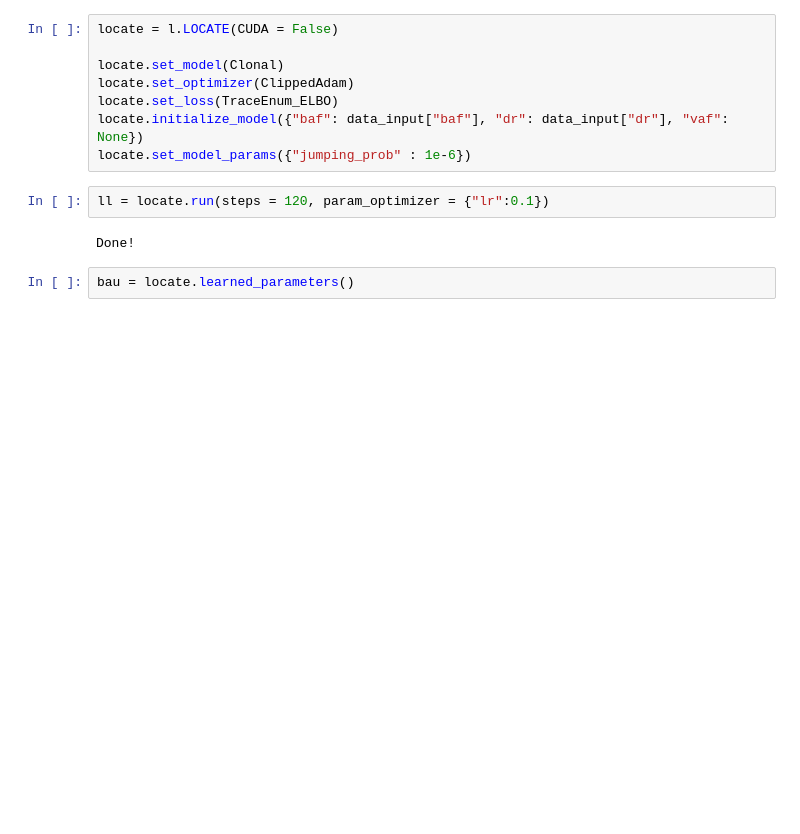
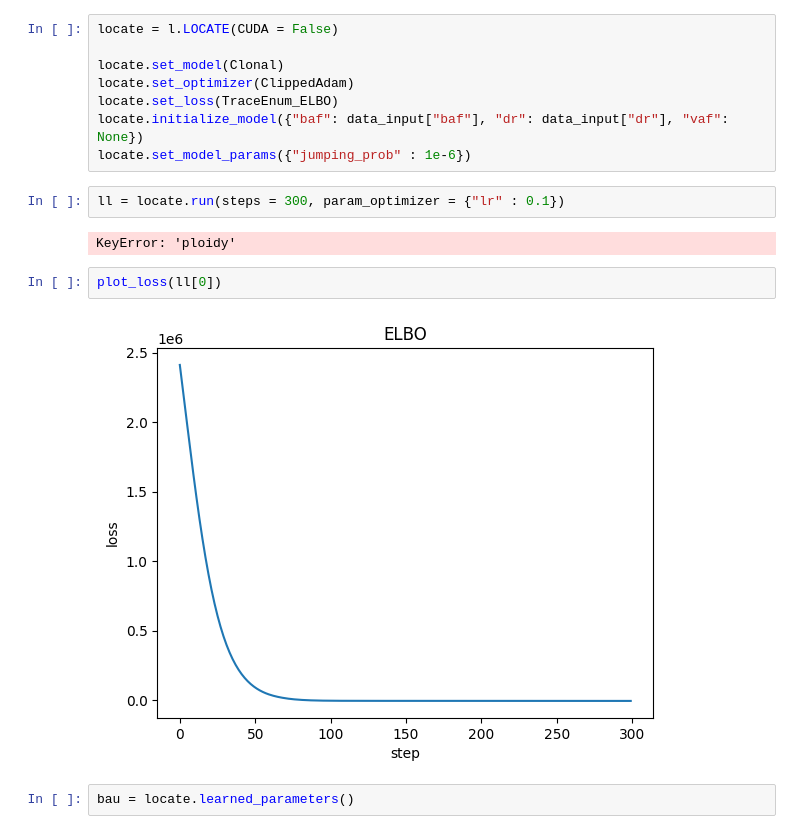
Before and after one commit to valerianilucrezia/utils_locate, a Jupyter notebook: testing/test.ipynb, the cells around one changed output. Saved outputs shown, nothing was run; the diff lists cells and outputs as text; blank space fills up the shorter version.

```diff
--- a/testing/test.ipynb
+++ b/testing/test.ipynb
@@ -35,8 +46,12 @@ locate.set_loss(TraceEnum_ELBO)
 locate.initialize_model({"baf": data_input["baf"], "dr": data_input["dr"], "vaf": None})
 locate.set_model_params({"jumping_prob" : 1e-6})
 # %%
-ll = locate.run(steps = 120, param_optimizer = {"lr":0.1})
+ll = locate.run(steps = 300, param_optimizer = {"lr" : 0.1})
 # %% [output]
-Done!
+KeyError: 'ploidy'
+# %%
+plot_loss(ll[0])
+# %% [output]
+[figure, added]
 # %%
 bau = locate.learned_parameters()
```
Also changed, not shown: parts of 9 cells of this notebook, 6 other files.
